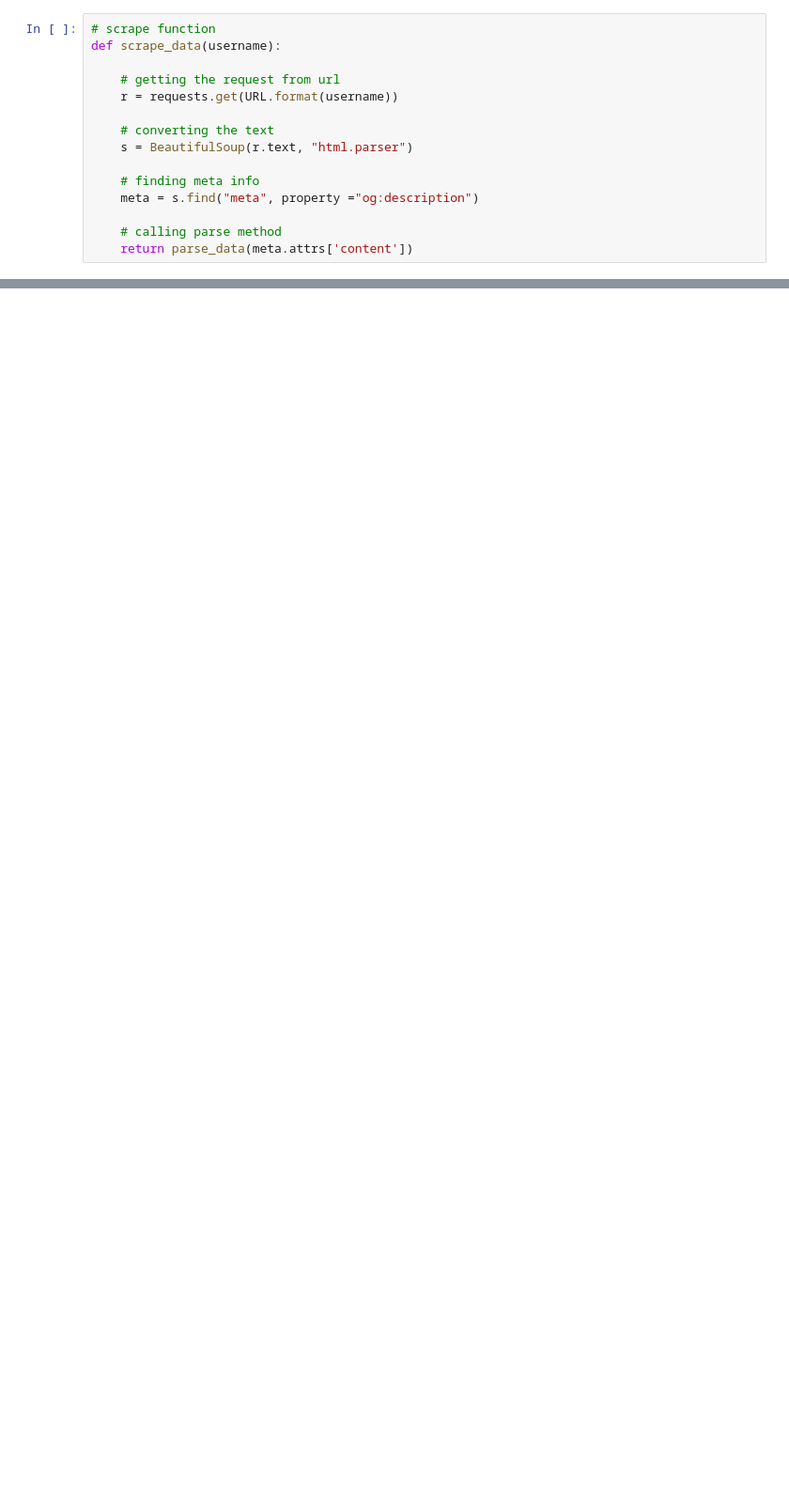
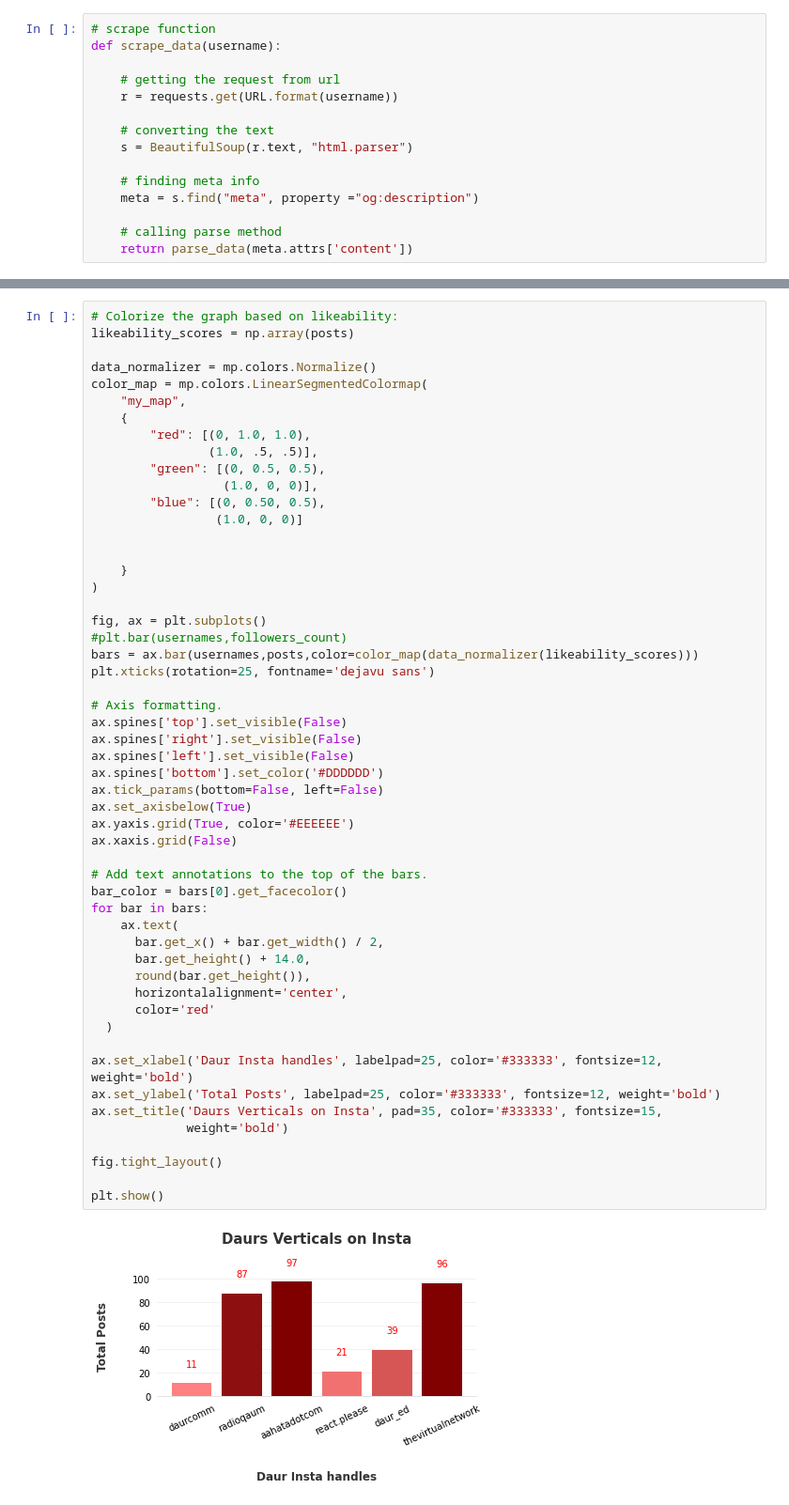
Before and after one commit to vaani787/insta_info_scraper, a Jupyter notebook: insta follower scraper.ipynb, the cells around one changed output, grey strips where cells are left out. Shown: that part at 94% size. Cells and saved outputs as stored; diff of their text form; blank space fills up the shorter version.

```diff
--- a/insta follower scraper.ipynb
+++ b/insta follower scraper.ipynb
@@ -121,0 +127,55 @@ plt.show()
+# %%
+# Colorize the graph based on likeability:
+likeability_scores = np.array(posts)
+
+data_normalizer = mp.colors.Normalize()
+color_map = mp.colors.LinearSegmentedColormap(
+    "my_map",
+    {
+        "red": [(0, 1.0, 1.0),
+                (1.0, .5, .5)],
+        "green": [(0, 0.5, 0.5),
+                  (1.0, 0, 0)],
+        "blue": [(0, 0.50, 0.5),
+                 (1.0, 0, 0)]
+
+
+    }
+)
+
+fig, ax = plt.subplots()
+#plt.bar(usernames,followers_count)
+bars = ax.bar(usernames,posts,color=color_map(data_normalizer(likeability_scores)))
+plt.xticks(rotation=25, fontname='dejavu sans')
+
+# Axis formatting.
+ax.spines['top'].set_visible(False)
+ax.spines['right'].set_visible(False)
+ax.spines['left'].set_visible(False)
+ax.spines['bottom'].set_color('#DDDDDD')
+ax.tick_params(bottom=False, left=False)
+ax.set_axisbelow(True)
+ax.yaxis.grid(True, color='#EEEEEE')
+ax.xaxis.grid(False)
+
+# Add text annotations to the top of the bars.
+bar_color = bars[0].get_facecolor()
+for bar in bars:
+    ax.text(
+      bar.get_x() + bar.get_width() / 2,
+      bar.get_height() + 14.0,
+      round(bar.get_height()),
+      horizontalalignment='center',
+      color='red'
+  )
+
+ax.set_xlabel('Daur Insta handles', labelpad=25, color='#333333', fontsize=12, weight='bold')
+ax.set_ylabel('Total Posts', labelpad=25, color='#333333', fontsize=12, weight='bold')
+ax.set_title('Daurs Verticals on Insta', pad=35, color='#333333', fontsize=15,
+             weight='bold')
+
+fig.tight_layout()
+
+plt.show()
+# %% [output]
+[figure, added]
```
Also changed, not shown: parts of 2 cells of this notebook.
